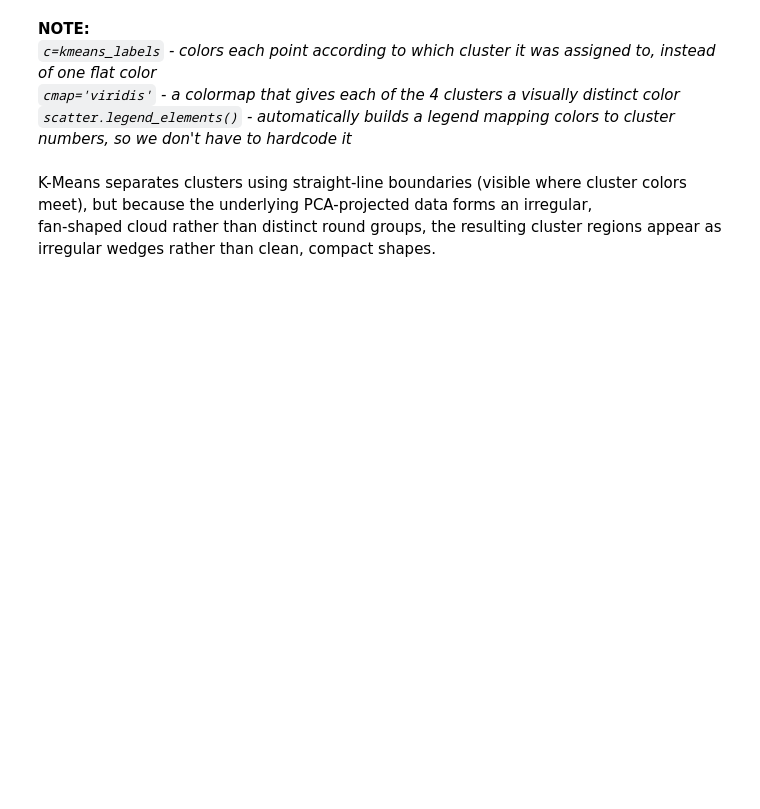
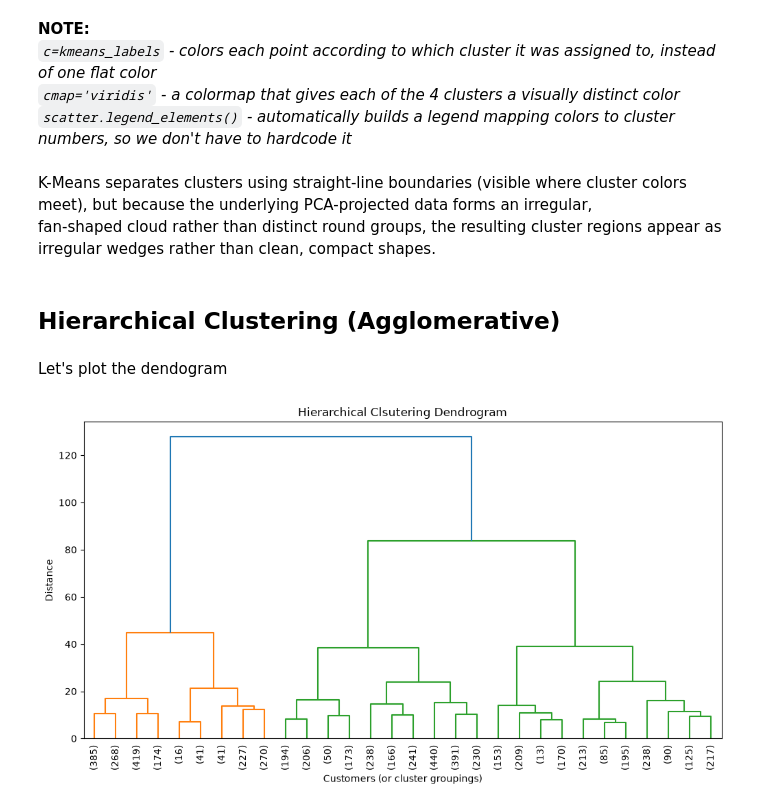
Before and after one commit to clayniranjan-web/customer-segmentation-clustering, a Jupyter notebook: Notebooks/02_modeling.ipynb, the cells around one changed output. Saved outputs shown, nothing was run; the diff lists cells and outputs as text; code cells hidden in the pictures; blank space fills up the shorter version.

```diff
--- a/Notebooks/02_modeling.ipynb
+++ b/Notebooks/02_modeling.ipynb
@@ -147,3 +147,5 @@ plt.show()
 # %% [markdown]
 K-Means separates clusters using straight-line boundaries (visible where cluster colors meet), but because the underlying PCA-projected data forms an irregular,\
 fan-shaped cloud rather than distinct round groups, the resulting cluster regions appear as irregular wedges rather than clean, compact shapes.
+# %% [markdown]
+## Hierarchical Clustering (Agglomerative)
@@ -149,0 +154,13 @@ fan-shaped cloud rather than distinct round groups, the resulting cluster region
+# %%
+linked = linkage(feature_scaled_df, method='ward')
+# %% [markdown]
+Let's plot the dendogram
+# %%
+plt.figure(figsize=(12, 6))
+dendrogram(linked, truncate_mode='lastp', p=30, leaf_rotation=90)
+plt.xlabel('Customers (or cluster groupings)')
+plt.ylabel('Distance')
+plt.title('Hierarchical Clsutering Dendrogram')
+plt.show()
+# %% [output]
+[figure, added]
```
Also changed, not shown: parts of 11 cells of this notebook.
